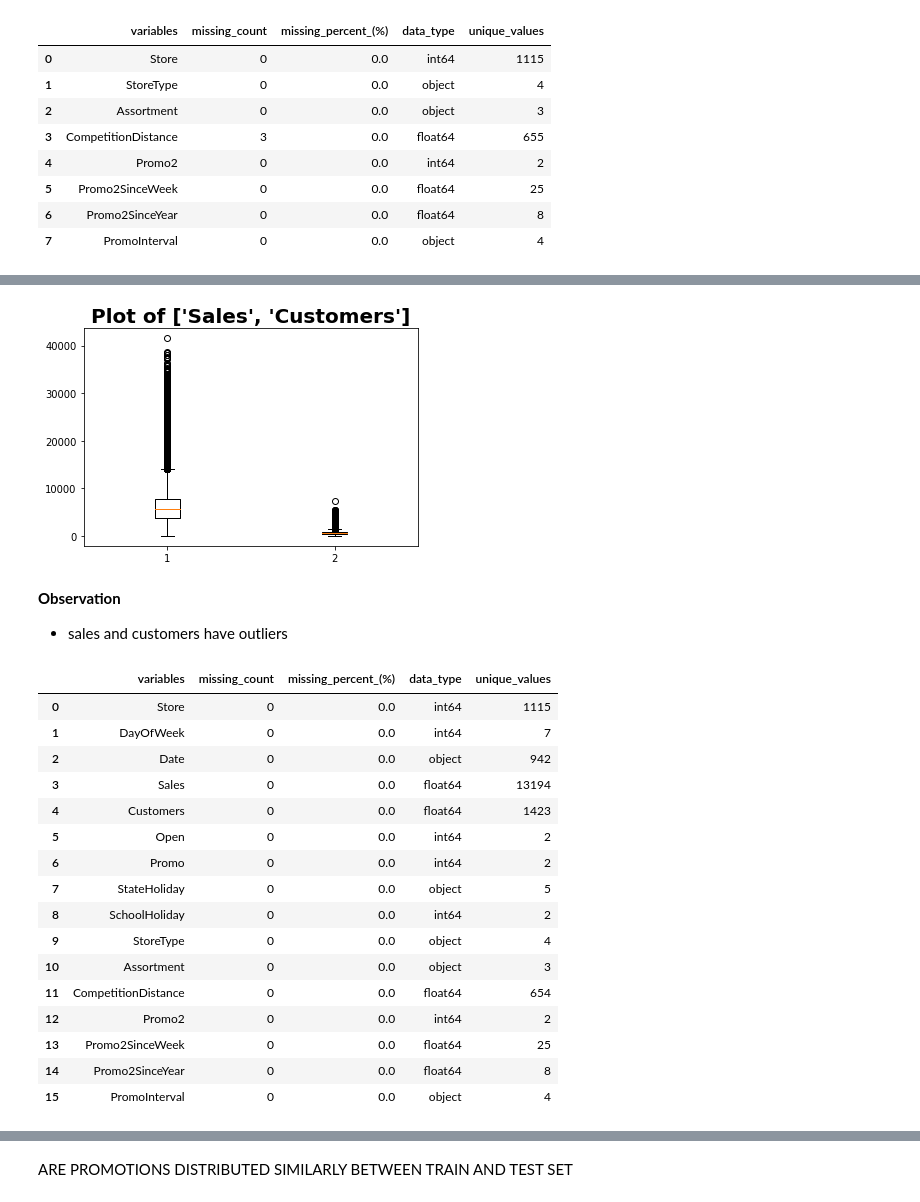
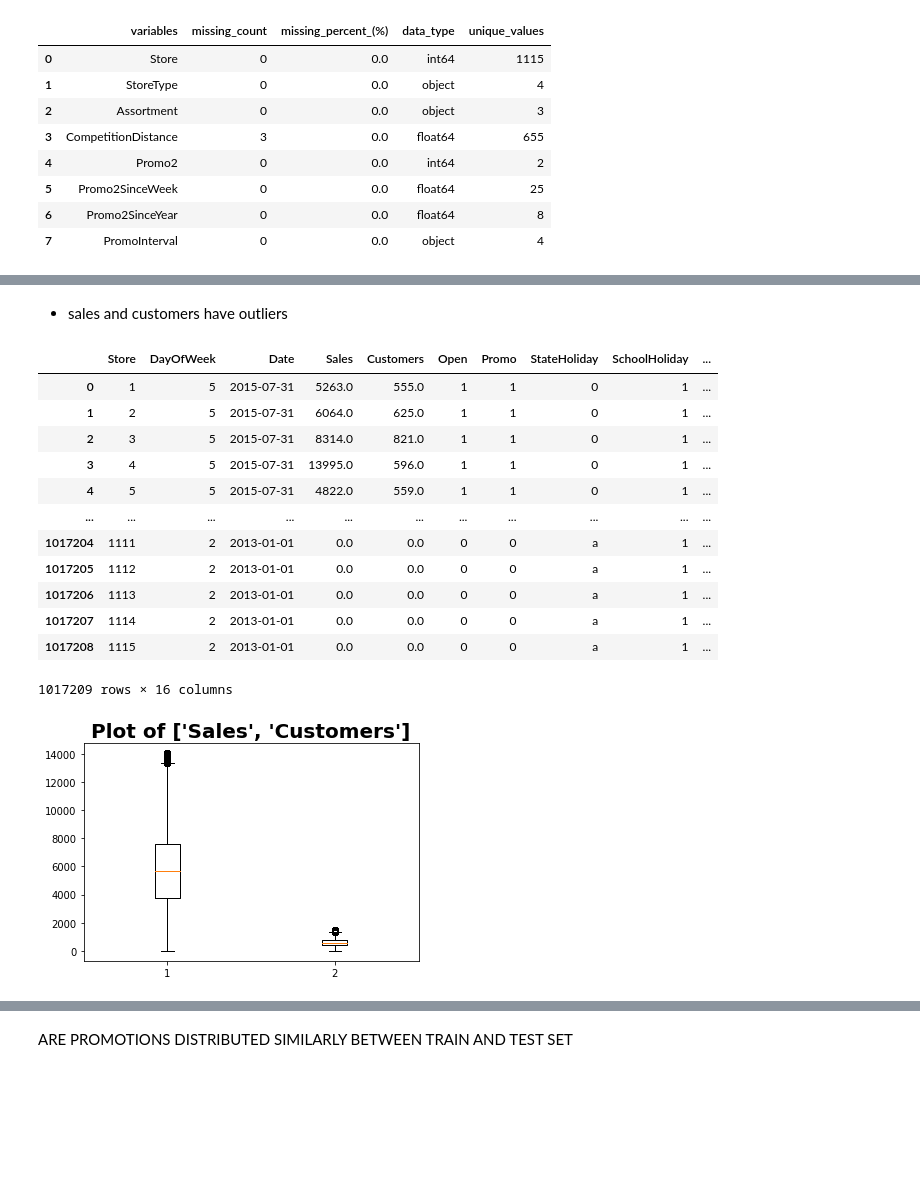
Before and after one commit to sel6/Rosmann_Pharmacy_prediction, a Jupyter notebook: notebooks/EDA.ipynb, the cells around one changed output, grey strips where cells are left out. Drawn from its saved outputs; the diff is of its cells as text; code cells hidden in the pictures; blank space fills up the shorter version.

```diff
--- a/notebooks/EDA.ipynb
+++ b/notebooks/EDA.ipynb
@@ -16,13 +16,13 @@ warnings.filterwarnings('ignore')
 # importing scripts
 sys.path.insert(1, '../scripts')
 
-from data_viz import Data_Viz
-from data_cleaning import DataCleaner
-from data_transformation import DataTransformer
+from vizualisation import Data_Viz
+from cleaning import DataCleaner
+from transformation import DataTransformer
 
-DV = Data_Viz()
-DC = DataCleaner()
-DT = DataTransformer()
+dv = Data_Viz()
+dc = DataCleaner()
+dt = DataTransformer()
 # %%
 # importing datasets
 sample_df = pd.read_csv("../data/sample_submission.csv")
@@ -82,8 +63,7 @@ store_clean['Promo2SinceYear'] = store_df['Promo2SinceYear'].fillna(0)
 store_clean['PromoInterval'] = store_df['PromoInterval'].fillna('-')
 # %%
 # removing columns with more than 30% missing value
-
-store_clean = DC.reduce_dim_missing(store_clean, 30)
+store_clean = dc.reduce_dim_missing(store_clean, 30)
 store_clean
 # %% [output]
 |  | Store | StoreType | Assortment | CompetitionDistance | Promo2 | Promo2SinceWeek | Promo2SinceYear | ... |
@@ -163,9 +114,34 @@ DV.summ_columns(test_store)
+# %% [markdown]
+
+- sales and customers have outliers
+# %%
+# a pipeline to handle missing values and outliers.
+pipe = Pipeline(steps=[ ("Handle numerical missing values", FunctionTransformer(dc.fill_missing_by_median)),
+                        ("Handle categorical missing values", FunctionTransformer(dc.fill_missing_by_mode)),
+                        ("Handle outlier", FunctionTransformer(dc.fill_outliers_mean, kw_args={'cols':['Sales', 'Customers']}))])
+# %%
+# running the train dataset in the cleaning pipe
+
+train_store_clean = pipe.fit_transform(train_store)
+
+train_store_clean
+# %% [output]
+|  | Store | DayOfWeek | Date | Sales | Customers | Open | Promo | StateHoliday | SchoolHoliday | ... |
+| 0 | 1 | 5 | 2015-07-31 | 5263.0 | 555.0 | 1 | 1 | 0 | 1 | ... |
+| 1 | 2 | 5 | 2015-07-31 | 6064.0 | 625.0 | 1 | 1 | 0 | 1 | ... |
+| 2 | 3 | 5 | 2015-07-31 | 8314.0 | 821.0 | 1 | 1 | 0 | 1 | ... |
+| 3 | 4 | 5 | 2015-07-31 | 13995.0 | 596.0 | 1 | 1 | 0 | 1 | ... |
+| 4 | 5 | 5 | 2015-07-31 | 4822.0 | 559.0 | 1 | 1 | 0 | 1 | ... |
+| ... | ... | ... | ... | ... | ... | ... | ... | ... | ... | ... |
+| 1017204 | 1111 | 2 | 2013-01-01 | 0.0 | 0.0 | 0 | 0 | a | 1 | ... |
+| 1017205 | 1112 | 2 | 2013-01-01 | 0.0 | 0.0 | 0 | 0 | a | 1 | ... |
+| 1017206 | 1113 | 2 | 2013-01-01 | 0.0 | 0.0 | 0 | 0 | a | 1 | ... |
+| 1017207 | 1114 | 2 | 2013-01-01 | 0.0 | 0.0 | 0 | 0 | a | 1 | ... |
+| 1017208 | 1115 | 2 | 2013-01-01 | 0.0 | 0.0 | 0 | 0 | a | 1 | ... |
+1017209 rows × 16 columns
 # %%
-# checking for outliers
+# checking if outliers are handled
 
-DV.plot_box2(train_store, ['Sales', 'Customers'])
+dv.plot_box2(train_store_clean, ['Sales', 'Customers'])
 # %% [output]
-[figure, old version]
+[figure, new version]
-# %% [markdown]
-**Observation**
-- sales and customers have outliers
@@ -177,24 +147,0 @@ pipe = Pipeline(steps=[ ("Handle numerical missing values", FunctionTransformer(
-# %%
-# running the train dataset in the cleaning pipe
-
-train_store_clean = pipe.fit_transform(train_store)
-
-DV.summ_columns(train_store_clean)
-# %% [output]
-|  | variables | missing_count | missing_percent_(%) | data_type | unique_values |
-| 0 | Store | 0 | 0.0 | int64 | 1115 |
-| 1 | DayOfWeek | 0 | 0.0 | int64 | 7 |
-| 2 | Date | 0 | 0.0 | object | 942 |
-| 3 | Sales | 0 | 0.0 | float64 | 13194 |
-| 4 | Customers | 0 | 0.0 | float64 | 1423 |
-| 5 | Open | 0 | 0.0 | int64 | 2 |
-| 6 | Promo | 0 | 0.0 | int64 | 2 |
-| 7 | StateHoliday | 0 | 0.0 | object | 5 |
-| 8 | SchoolHoliday | 0 | 0.0 | int64 | 2 |
-| 9 | StoreType | 0 | 0.0 | object | 4 |
-| 10 | Assortment | 0 | 0.0 | object | 3 |
-| 11 | CompetitionDistance | 0 | 0.0 | float64 | 654 |
-| 12 | Promo2 | 0 | 0.0 | int64 | 2 |
-| 13 | Promo2SinceWeek | 0 | 0.0 | float64 | 25 |
-| 14 | Promo2SinceYear | 0 | 0.0 | float64 | 8 |
-| 15 | PromoInterval | 0 | 0.0 | object | 4 |
```
Also changed, not shown: parts of 24 cells of this notebook, 3 other files.
